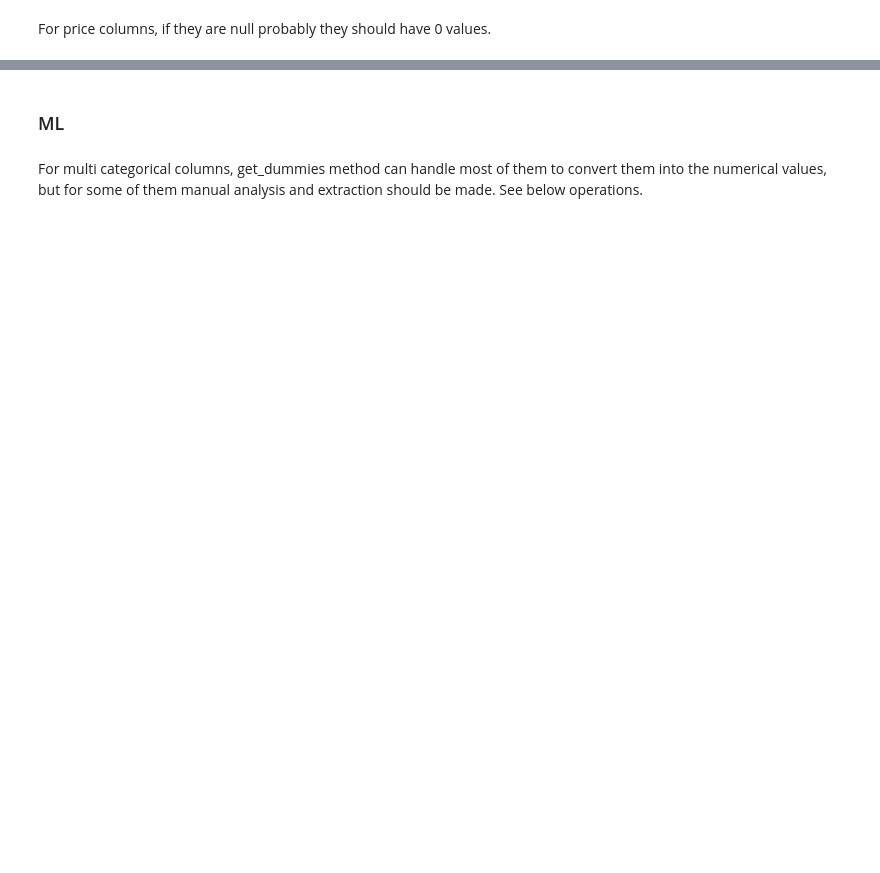
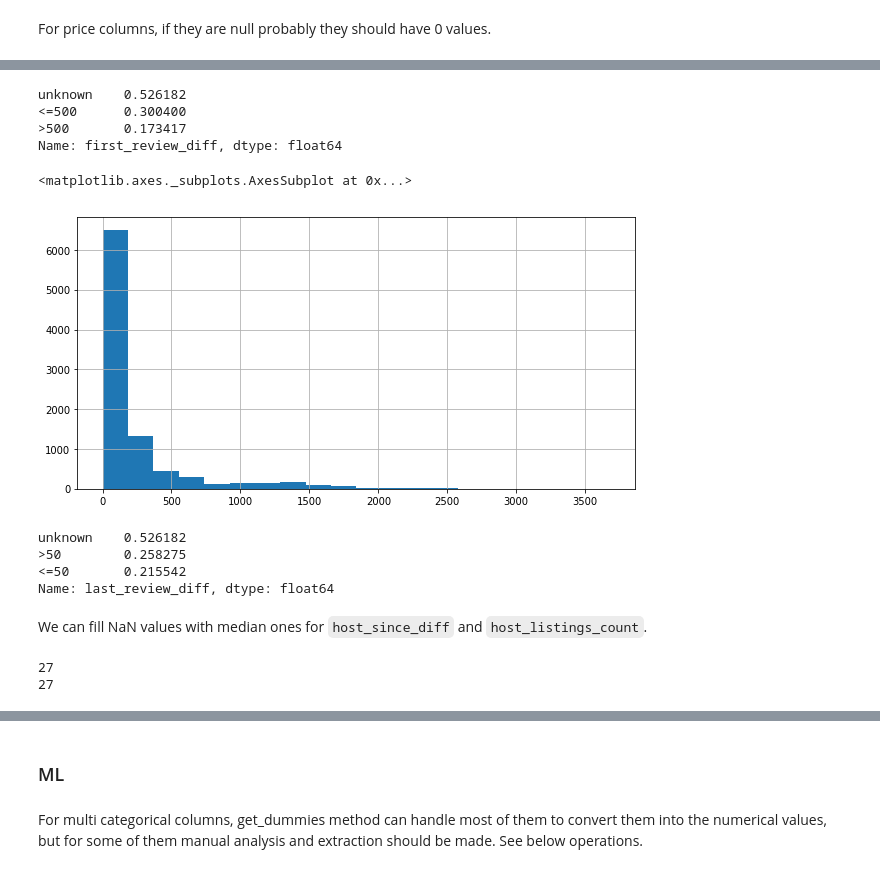
Before and after one commit to kavasoglu/airbnb_istanbul, a Jupyter notebook: airbnb_istanbul-detailed.ipynb, the cells around one changed output, grey strips where cells are left out. Drawn from its saved outputs; the diff is of its cells as text; code cells hidden in the pictures; blank space fills up the shorter version.

```diff
--- a/airbnb_istanbul-detailed.ipynb
+++ b/airbnb_istanbul-detailed.ipynb
@@ -594,0 +621,12 @@ array([[<matplotlib.axes._subplots.AxesSubplot object at 0x...>,
+# %%
+objects_processed.first_review_diff.value_counts(normalize=True)
+# %% [output]
+unknown    0.526182
+<=500      0.300400
+>500       0.173417
+Name: first_review_diff, dtype: float64
+# %%
+objects_processed.last_review_diff.hist(figsize=(10,5),bins=20)
+# %% [output]
+<matplotlib.axes._subplots.AxesSubplot at 0x...>
+[figure, added]
@@ -594,0 +637,15 @@ array([[<matplotlib.axes._subplots.AxesSubplot object at 0x...>,
+# %%
+objects_processed.last_review_diff.value_counts(normalize=True)
+# %% [output]
+unknown    0.526182
+>50        0.258275
+<=50       0.215542
+Name: last_review_diff, dtype: float64
+# %% [markdown]
+We can fill NaN values with median ones for `host_since_diff` and `host_listings_count`.
+# %%
+print(len(objects_processed[objects_processed.host_since_diff.isnull()]))
+print(len(objects_processed[objects_processed.host_listings_count.isnull()]))
+# %% [output]
+27
+27
```
Also changed, not shown: parts of 148 cells of this notebook.
